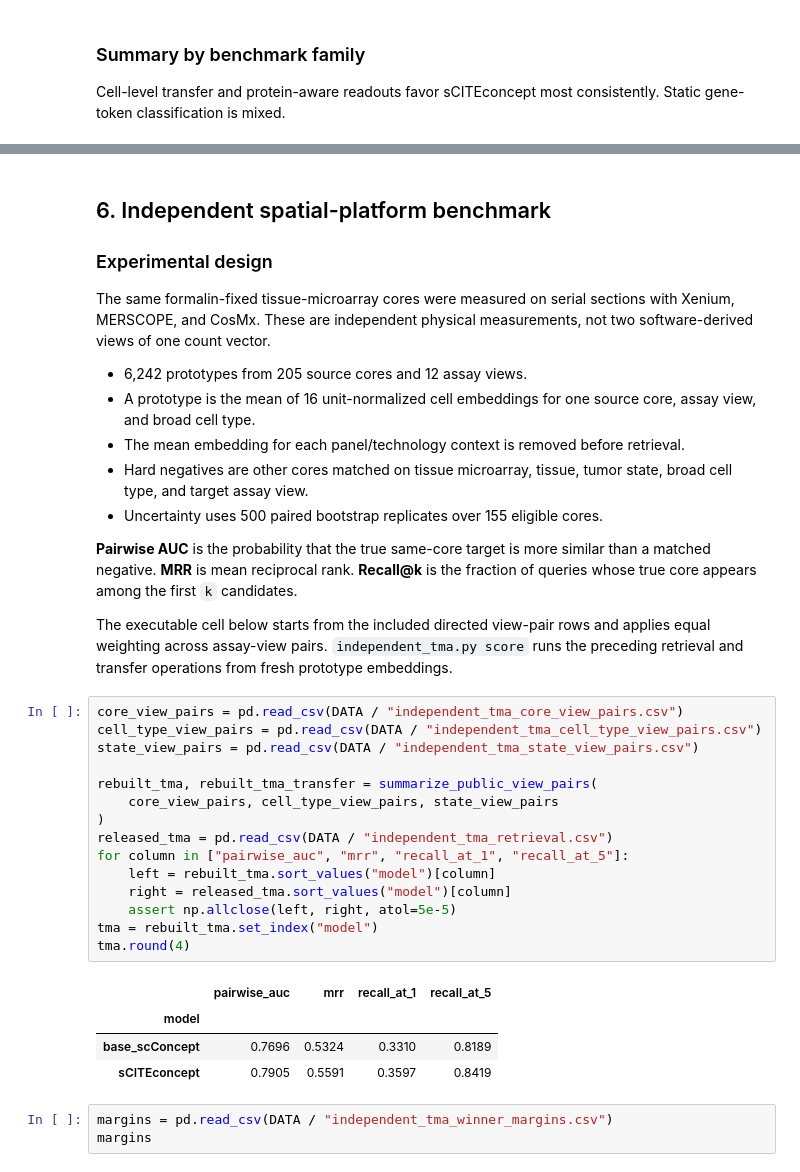
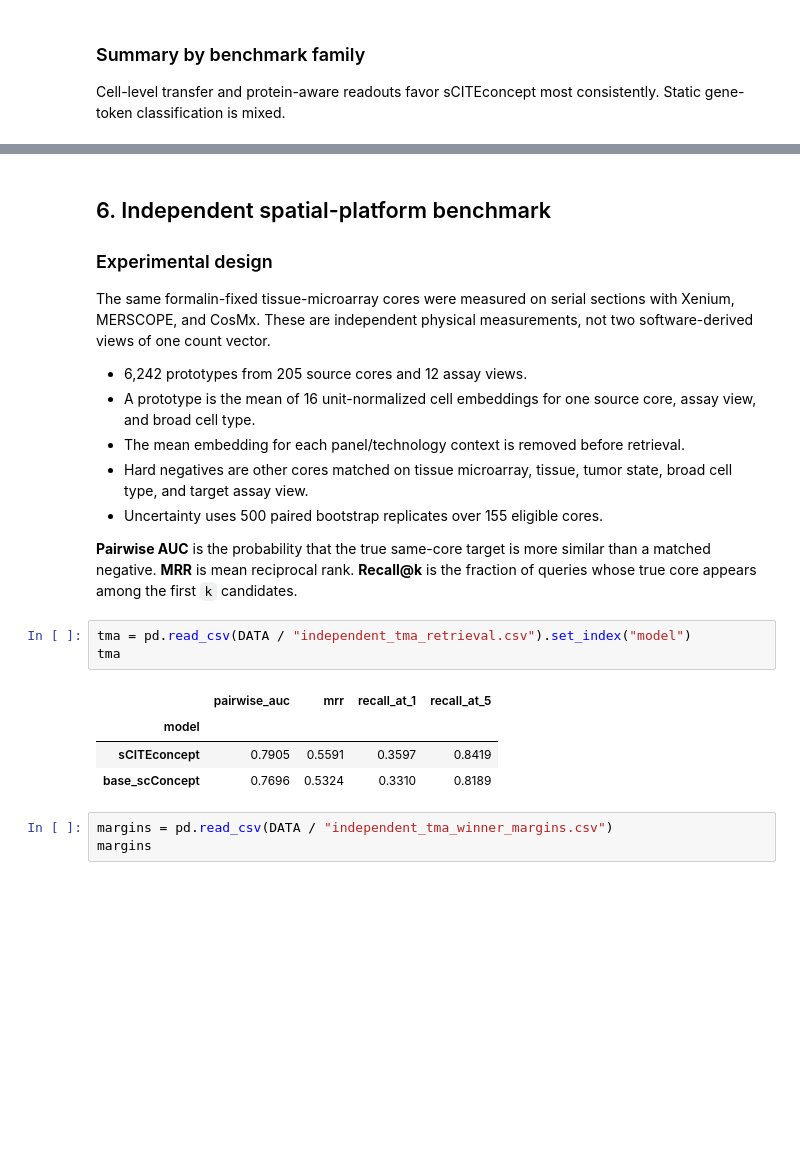
Before and after one commit to alunalabs/sciteconcept, a Jupyter notebook: sCITEconcept.ipynb, the cells around one changed output, grey strips where cells are left out. Saved outputs shown, nothing was run; the diff lists cells and outputs as text; blank space fills up the shorter version.

Commit message:
Revert "Add runnable public benchmark workflows"
This reverts commit 3ca1ba43c6b16ff794faec5b2f239c0c6f7d95b9.

```diff
--- a/sCITEconcept.ipynb
+++ b/sCITEconcept.ipynb
@@ -856,32 +831,14 @@ not two software-derived views of one count vector.
 similar than a matched negative. **MRR** is mean reciprocal rank. **Recall@k**
 is the fraction of queries whose true core appears among the first `k`
 candidates.
-
-
-The executable cell below starts from the included directed view-pair rows and
-applies equal weighting across assay-view pairs. `independent_tma.py score`
-runs the preceding retrieval and transfer operations from fresh prototype
-embeddings.
 # %%
-core_view_pairs = pd.read_csv(DATA / "independent_tma_core_view_pairs.csv")
-cell_type_view_pairs = pd.read_csv(DATA / "independent_tma_cell_type_view_pairs.csv")
-state_view_pairs = pd.read_csv(DATA / "independent_tma_state_view_pairs.csv")
-
-rebuilt_tma, rebuilt_tma_transfer = summarize_public_view_pairs(
-    core_view_pairs, cell_type_view_pairs, state_view_pairs
-)
-released_tma = pd.read_csv(DATA / "independent_tma_retrieval.csv")
-for column in ["pairwise_auc", "mrr", "recall_at_1", "recall_at_5"]:
-    left = rebuilt_tma.sort_values("model")[column]
-    right = released_tma.sort_values("model")[column]
-    assert np.allclose(left, right, atol=5e-5)
-tma = rebuilt_tma.set_index("model")
-tma.round(4)
+tma = pd.read_csv(DATA / "independent_tma_retrieval.csv").set_index("model")
+tma
 # %% [output]
 |  | pairwise_auc | mrr | recall_at_1 | recall_at_5 |
 | model |  |  |  |  |
+| sCITEconcept | 0.7905 | 0.5591 | 0.3597 | 0.8419 |
 | base_scConcept | 0.7696 | 0.5324 | 0.3310 | 0.8189 |
-| sCITEconcept | 0.7905 | 0.5591 | 0.3597 | 0.8419 |
 # %%
 margins = pd.read_csv(DATA / "independent_tma_winner_margins.csv")
 margins
```
Also changed, not shown: parts of 19 cells of this notebook, 18 other files.
